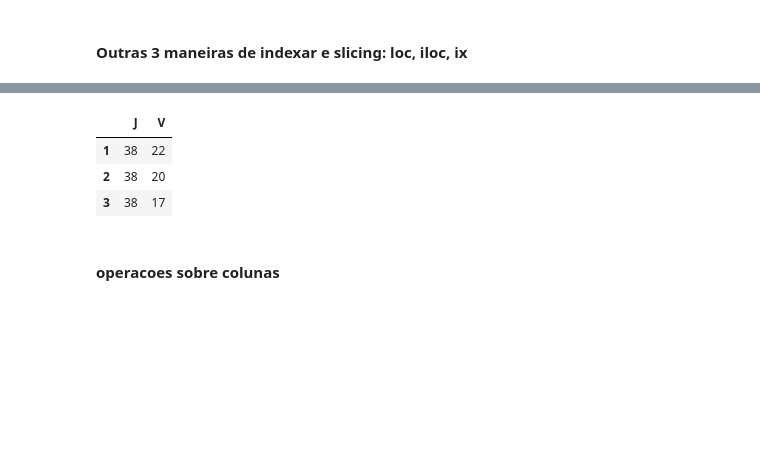
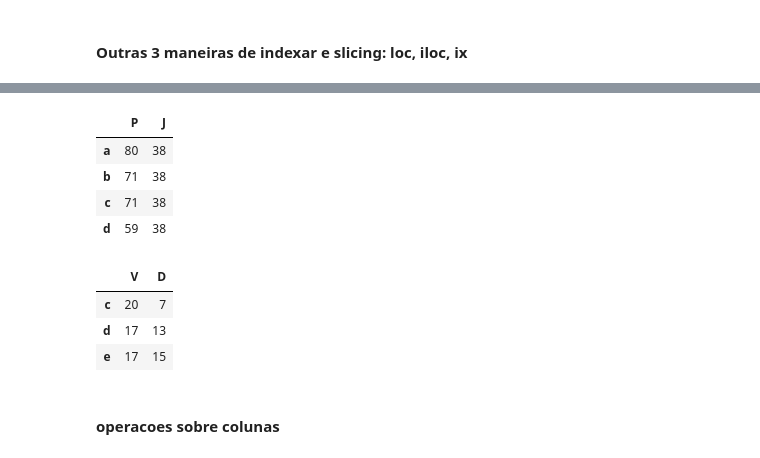
Before and after one commit to hitoshinagano/Locaweb_aulas, a Jupyter notebook: Aula 2017.ipynb, the cells around one changed output, grey strips where cells are left out. Drawn from its saved outputs; the diff is of its cells as text; code cells hidden in the pictures; blank space fills up the shorter version.

```diff
--- a/Aula 2017.ipynb
+++ b/Aula 2017.ipynb
@@ -424,2 +422,0 @@ df
-# %%
-df = df.drop('Classificação', axis=1)
@@ -465,0 +504,2 @@ df[['GC', 'GP']]
+# %%
+df.index = list('abcdefg')
@@ -483,0 +550,2 @@ df.loc[0:3,['P', 'V']]
+# %%
+df.loc['a','UF'] = "Sao Paulo"
@@ -483,0 +563,2 @@ df.loc[0:3,['P', 'V']]
+# %%
+df.loc[['a', 'b', 'f'], 'UF'] = "Sao Paulo"
@@ -490,10 +582,18 @@ df.iloc[1:3,2:4]
 # %%
-df.ix[1:3, 2:4]
+df.ix['a':'d', 2:4]
 # %% [output]
-|  | J | V |
-| 1 | 38 | 22 |
-| 2 | 38 | 20 |
-| 3 | 38 | 17 |
+|  | P | J |
+| a | 80 | 38 |
+| b | 71 | 38 |
+| c | 71 | 38 |
+| d | 59 | 38 |
+# %%
+df.ix[2:5, ['V','D']]
+# %% [output]
+|  | V | D |
+| c | 20 | 7 |
+| d | 17 | 13 |
+| e | 17 | 15 |
 # %% [markdown]
 #### operacoes sobre colunas
 # %%
```
Also changed, not shown: parts of 134 cells of this notebook.
